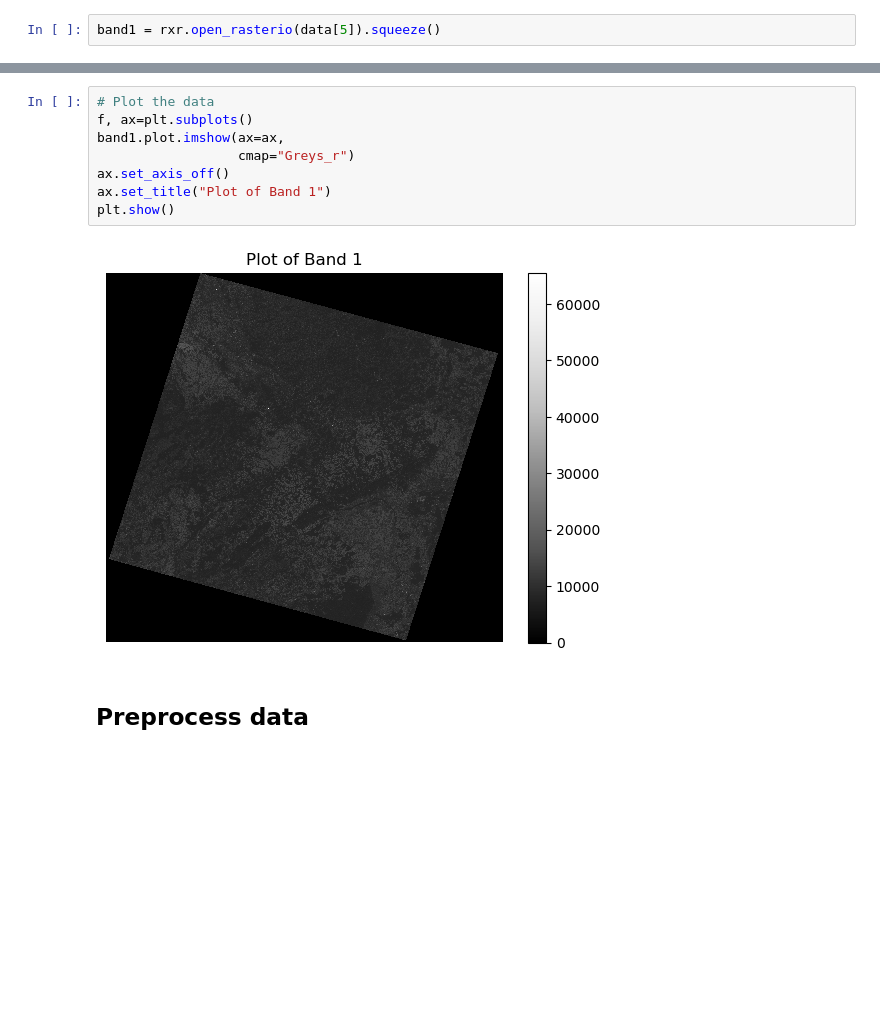
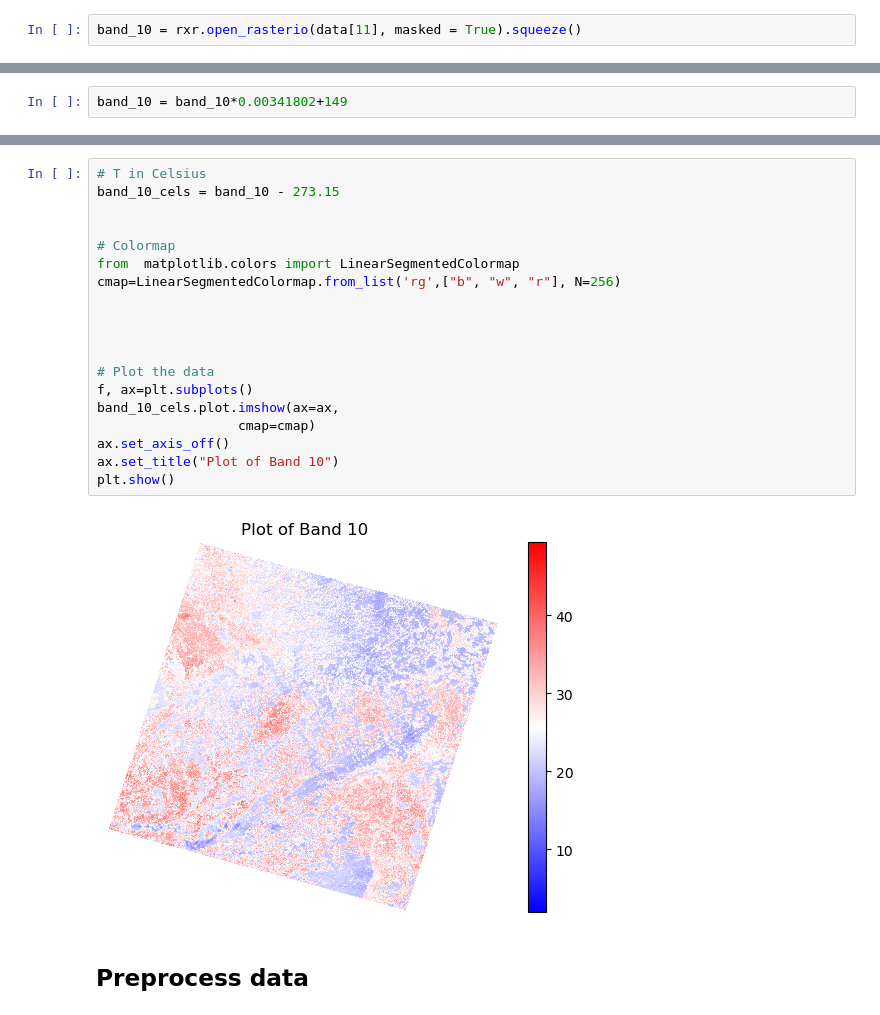
Before and after one commit to nicolast911/ET_master_project, a Jupyter notebook: scripts/SEBAL.ipynb, the cells around one changed output, grey strips where cells are left out. Drawn from its saved outputs; the diff is of its cells as text; blank space fills up the shorter version.

```diff
--- a/scripts/SEBAL.ipynb
+++ b/scripts/SEBAL.ipynb
@@ -29,2 +97,2 @@ data[3]
 # %%
-band1 = rxr.open_rasterio(data[5]).squeeze()
+band_10 = rxr.open_rasterio(data[11], masked = True).squeeze()
@@ -46,0 +99,2 @@ plt.show()
+# %%
+band_10 = band_10*0.00341802+149
@@ -47,12 +106,23 @@ plt.show()
 # %%
+# T in Celsius
+band_10_cels = band_10 - 273.15
+
+
+# Colormap
+from  matplotlib.colors import LinearSegmentedColormap
+cmap=LinearSegmentedColormap.from_list('rg',["b", "w", "r"], N=256)
+
+
+
+
 # Plot the data
 f, ax=plt.subplots()
-band1.plot.imshow(ax=ax,
-                  cmap="Greys_r")
+band_10_cels.plot.imshow(ax=ax,
+                  cmap=cmap)
 ax.set_axis_off()
-ax.set_title("Plot of Band 1")
+ax.set_title("Plot of Band 10")
 plt.show()
 # %% [output]
-[figure, old version]
+[figure, new version]
 # %% [markdown]
 ## Preprocess data
```
Also changed, not shown: parts of 17 cells of this notebook, 2 other files.
